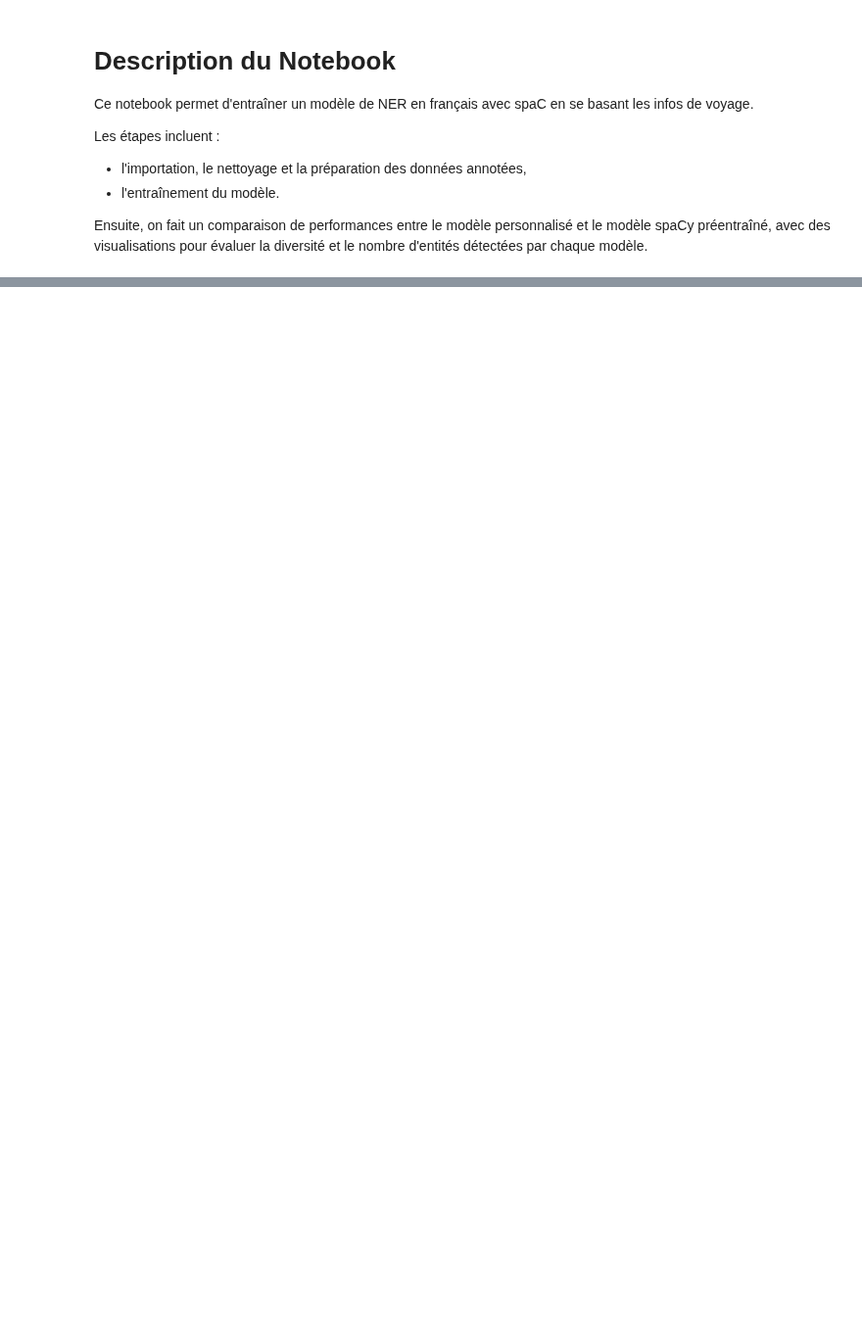
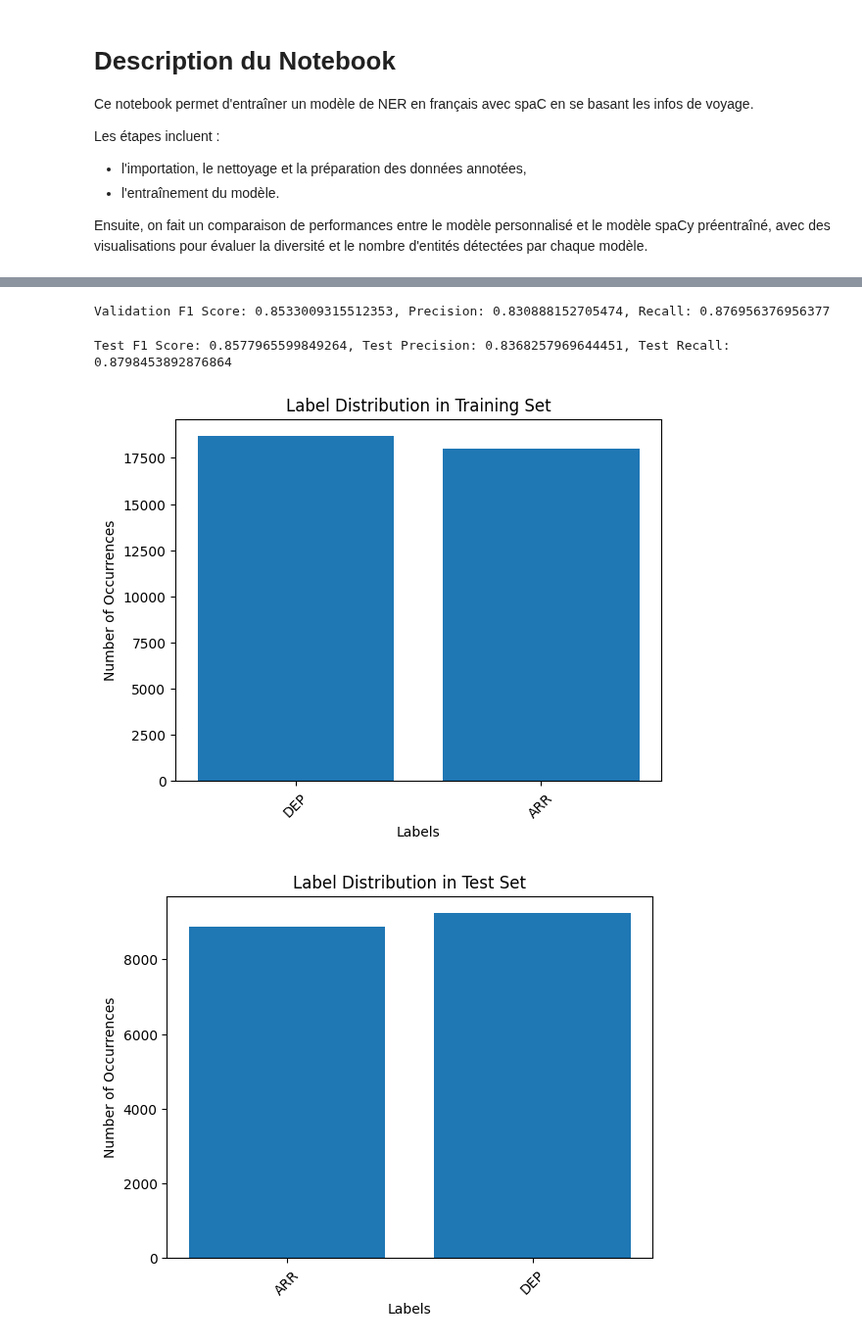
Before and after one commit to JeanBaptiste02/Travel-Order-Resolver, a Jupyter notebook: ai/nlp/notebooks/spacy/training/model_training.ipynb, the cells around one changed output, grey strips where cells are left out. Shown at 98% size. Cells and saved outputs as stored; diff of their text form; code cells hidden in the pictures; blank space fills up the shorter version.

Commit message:
chore: cleaning git cache pb and new spacy model model trained on the new dataset for token classification

```diff
--- a/ai/nlp/notebooks/spacy/training/model_training.ipynb
+++ b/ai/nlp/notebooks/spacy/training/model_training.ipynb
@@ -197,0 +63,9 @@ Test F1 Score: 0.48750000000000004, Test Precision: 0.4482758620689655, Test Rec
+# %%
+def load_dataset_with_progress(dataset_path):
+    with tqdm(total=100, desc="Loading dataset") as pbar:
+        dataset = pd.read_csv(dataset_path, delimiter=';', quotechar='"', names=["text", "tokens", "ner_tags", "spacy_ner_tags"])
+        pbar.update(100)
+    return dataset
+
+dataset = load_dataset_with_progress(dataset_path)
+print("Dataset loaded successfully")
@@ -197,0 +138,13 @@ Test F1 Score: 0.48750000000000004, Test Precision: 0.4482758620689655, Test Rec
+# %%
+# Split datas in train, test and validation
+with tqdm(total=len(examples), desc="Splitting train/test") as pbar:
+    train_data, test_valid_data = train_test_split(examples, test_size=0.5, random_state=42)
+    pbar.update(len(examples))
+
+with tqdm(total=len(test_valid_data), desc="Splitting test/validation") as pbar:
+    test_data, valid_data = train_test_split(test_valid_data, test_size=0.5, random_state=42)
+    pbar.update(len(test_valid_data))
+
+print(f"Train data: {len(train_data)} examples")
+print(f"Test data: {len(test_data)} examples")
+print(f"Validation data: {len(valid_data)} examples")
@@ -197,0 +194,17 @@ Test F1 Score: 0.48750000000000004, Test Precision: 0.4482758620689655, Test Rec
+# %%
+# Evaluation function
+def evaluate(nlp, examples):
+    scorer = Scorer()
+    examples_to_score = []
+    for example in examples:
+        pred_doc = nlp(example.text)
+        scored_example = Example(pred_doc, example.reference)
+        examples_to_score.append(scored_example)
+    scores = scorer.score(examples_to_score)
+    return scores
+
+# Evaluate on validation data
+valid_scores = evaluate(nlp, valid_data)
+print(f"Validation F1 Score: {valid_scores['ents_f']}, Precision: {valid_scores['ents_p']}, Recall: {valid_scores['ents_r']}")
+# %% [output]
+Validation F1 Score: 0.8533009315512353, Precision: 0.830888152705474, Recall: 0.876956376956377
@@ -197,0 +215,25 @@ Test F1 Score: 0.48750000000000004, Test Precision: 0.4482758620689655, Test Rec
+# %%
+# Test data evaluation
+test_scores = evaluate(nlp, test_data)
+print(f"Test F1 Score: {test_scores['ents_f']}, Test Precision: {test_scores['ents_p']}, Test Recall: {test_scores['ents_r']}")
+# %% [output]
+Test F1 Score: 0.8577965599849264, Test Precision: 0.8368257969644451, Test Recall: 0.8798453892876864
+# %%
+# Plot label distribution
+def plot_label_distribution(examples, label="Training"):
+    label_counts = Counter([ent.label_ for example in examples for ent in example.reference.ents])
+    labels, counts = zip(*label_counts.items())
+    plt.bar(labels, counts)
+    plt.xlabel('Labels')
+    plt.ylabel('Number of Occurrences')
+    plt.title(f'Label Distribution in {label} Set')
+    plt.xticks(rotation=45)
+    plt.show()
+
+# Visualize label distribution
+plot_label_distribution(train_data, "Training")
+plot_label_distribution(test_data, "Test")
+plot_label_distribution(valid_data, "Validation")
+# %% [output]
+[figure, added]
+[figure, added]
```
Also changed, not shown: parts of 16 cells of this notebook, 17 other files.
